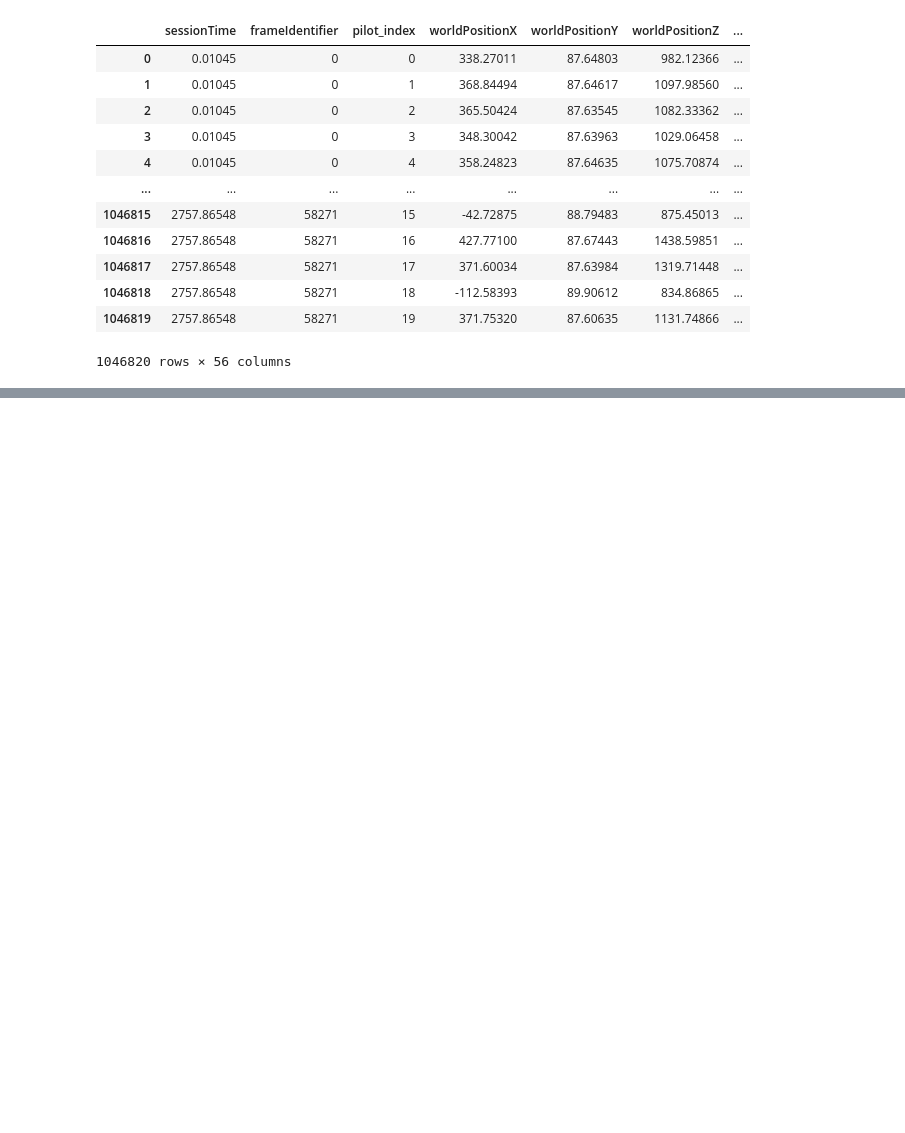
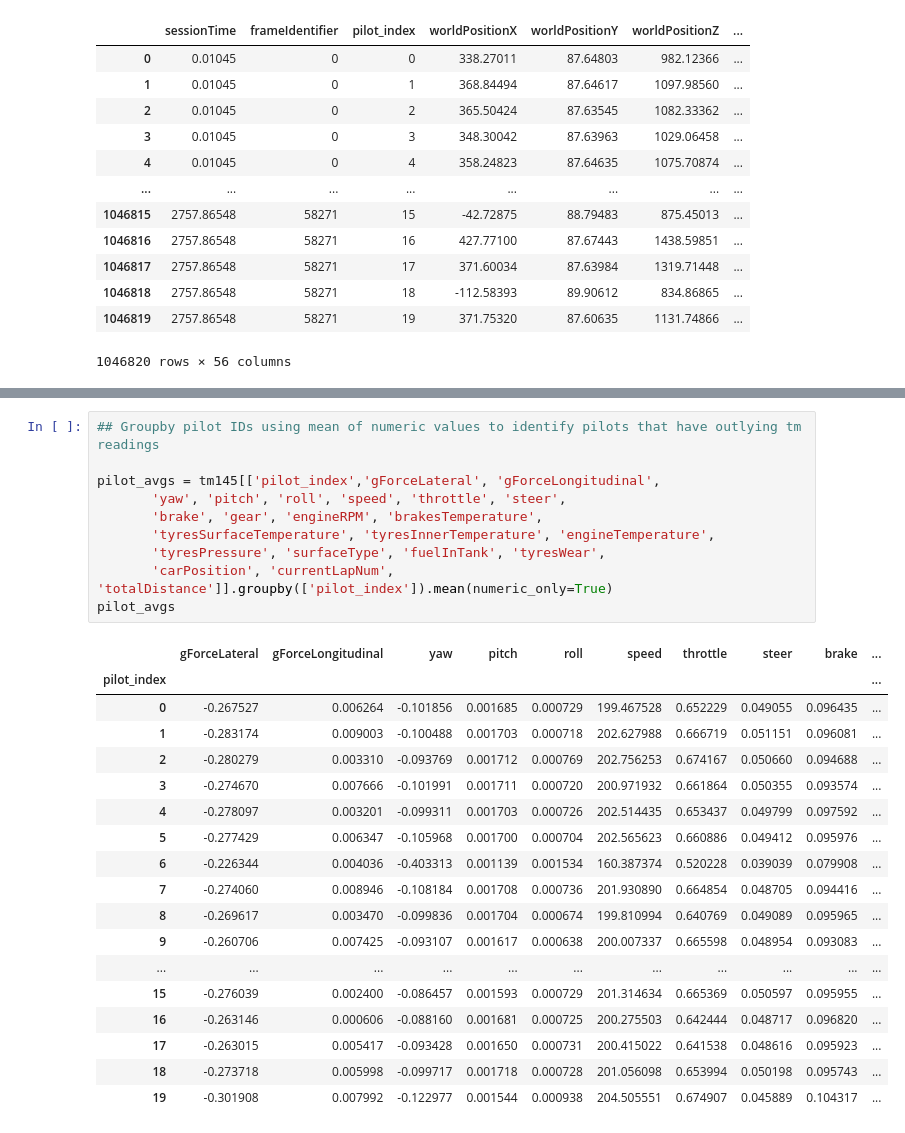
Before and after one commit to rbpowellGA/F1_race_data, a Jupyter notebook: notebooks/analysis.ipynb, the cells around one changed output, grey strips where cells are left out. Drawn from its saved outputs; the diff is of its cells as text; blank space fills up the shorter version.

```diff
--- a/notebooks/analysis.ipynb
+++ b/notebooks/analysis.ipynb
@@ -148,0 +150,29 @@ plt.show()
+# %%
+## Groupby pilot IDs using mean of numeric values to identify pilots that have outlying tm readings
+
+pilot_avgs = tm145[['pilot_index','gForceLateral', 'gForceLongitudinal',
+       'yaw', 'pitch', 'roll', 'speed', 'throttle', 'steer',
+       'brake', 'gear', 'engineRPM', 'brakesTemperature',
+       'tyresSurfaceTemperature', 'tyresInnerTemperature', 'engineTemperature',
+       'tyresPressure', 'surfaceType', 'fuelInTank', 'tyresWear',
+       'carPosition', 'currentLapNum', 'totalDistance']].groupby(['pilot_index']).mean(numeric_only=True)
+pilot_avgs
+# %% [output]
+|  | gForceLateral | gForceLongitudinal | yaw | pitch | roll | speed | throttle | steer | brake | ... |
+| pilot_index |  |  |  |  |  |  |  |  |  | ... |
+| 0 | -0.267527 | 0.006264 | -0.101856 | 0.001685 | 0.000729 | 199.467528 | 0.652229 | 0.049055 | 0.096435 | ... |
+| 1 | -0.283174 | 0.009003 | -0.100488 | 0.001703 | 0.000718 | 202.627988 | 0.666719 | 0.051151 | 0.096081 | ... |
+| 2 | -0.280279 | 0.003310 | -0.093769 | 0.001712 | 0.000769 | 202.756253 | 0.674167 | 0.050660 | 0.094688 | ... |
+| 3 | -0.274670 | 0.007666 | -0.101991 | 0.001711 | 0.000720 | 200.971932 | 0.661864 | 0.050355 | 0.093574 | ... |
+| 4 | -0.278097 | 0.003201 | -0.099311 | 0.001703 | 0.000726 | 202.514435 | 0.653437 | 0.049799 | 0.097592 | ... |
+| 5 | -0.277429 | 0.006347 | -0.105968 | 0.001700 | 0.000704 | 202.565623 | 0.660886 | 0.049412 | 0.095976 | ... |
+| 6 | -0.226344 | 0.004036 | -0.403313 | 0.001139 | 0.001534 | 160.387374 | 0.520228 | 0.039039 | 0.079908 | ... |
+| 7 | -0.274060 | 0.008946 | -0.108184 | 0.001708 | 0.000736 | 201.930890 | 0.664854 | 0.048705 | 0.094416 | ... |
+| 8 | -0.269617 | 0.003470 | -0.099836 | 0.001704 | 0.000674 | 199.810994 | 0.640769 | 0.049089 | 0.095965 | ... |
+| 9 | -0.260706 | 0.007425 | -0.093107 | 0.001617 | 0.000638 | 200.007337 | 0.665598 | 0.048954 | 0.093083 | ... |
+| ... | ... | ... | ... | ... | ... | ... | ... | ... | ... | ... |
+| 15 | -0.276039 | 0.002400 | -0.086457 | 0.001593 | 0.000729 | 201.314634 | 0.665369 | 0.050597 | 0.095955 | ... |
+| 16 | -0.263146 | 0.000606 | -0.088160 | 0.001681 | 0.000725 | 200.275503 | 0.642444 | 0.048717 | 0.096820 | ... |
+| 17 | -0.263015 | 0.005417 | -0.093428 | 0.001650 | 0.000731 | 200.415022 | 0.641538 | 0.048616 | 0.095923 | ... |
+| 18 | -0.273718 | 0.005998 | -0.099717 | 0.001718 | 0.000728 | 201.056098 | 0.653994 | 0.050198 | 0.095743 | ... |
+| 19 | -0.301908 | 0.007992 | -0.122977 | 0.001544 | 0.000938 | 204.505551 | 0.674907 | 0.045889 | 0.104317 | ... |
```
Also changed, not shown: parts of 2 cells of this notebook.
